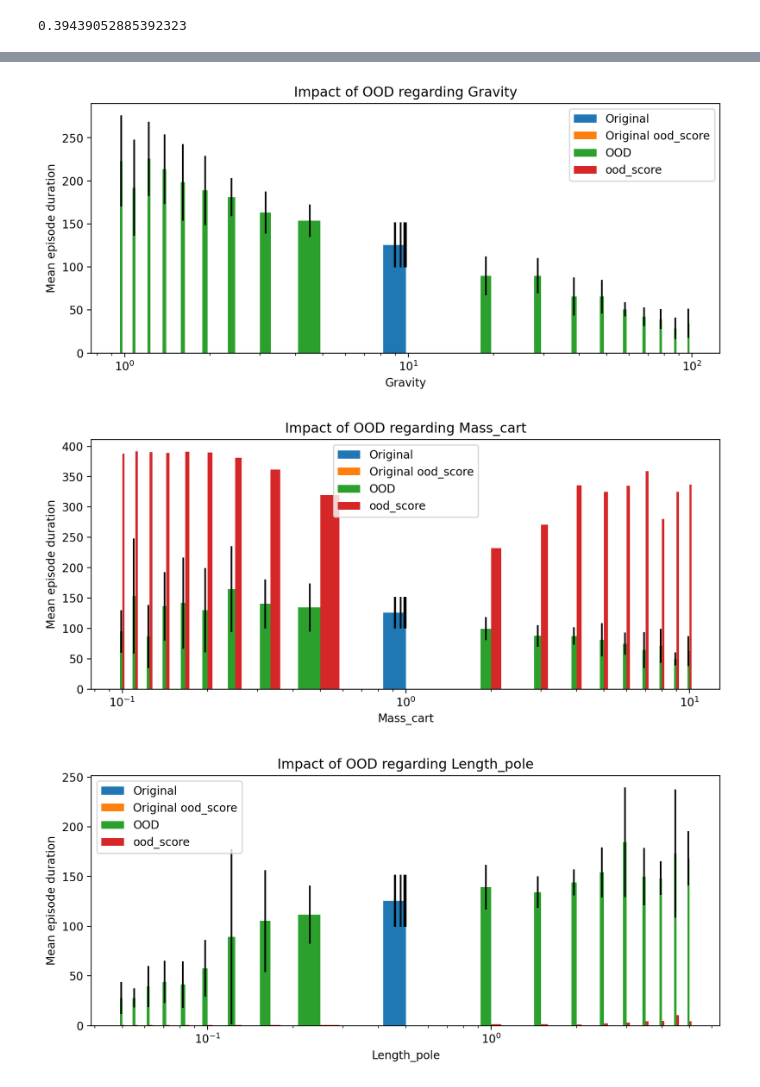
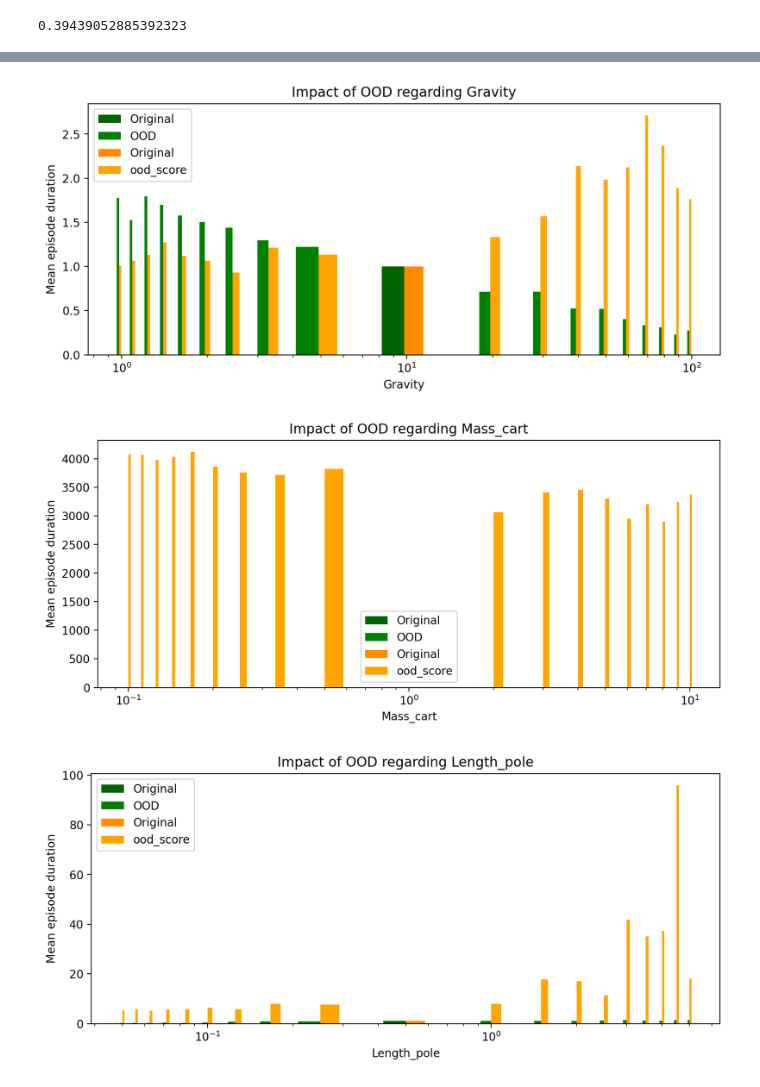
Before and after one commit to ArnaudGardille/RL-OOD-detection, a Jupyter notebook: RL_OOD_detection.ipynb, the cells around one changed output, grey strips where cells are left out. Saved outputs shown, nothing was run; the diff lists cells and outputs as text; code cells hidden in the pictures.

Commit message:
correct plot

```diff
--- a/RL_OOD_detection.ipynb
+++ b/RL_OOD_detection.ipynb
@@ -263,7 +263,7 @@ ood_scores = {}
 original_env = instanciate_cartpole(default_values)
 agent = A2C.load(path/'Agents'/'trained_CartPole_10000', env=original_env)
 ood_detector = MartingaleOODDetector(env)
-in_distrib_score = ood_detector.get_in_distrib_score()
+in_distrib_score = ood_detector.get_in_distrib_score()*10**3
 
 for config in tqdm(ood_configs):
     if config['change'] not in ood_scores:
@@ -286,33 +306,41 @@ in_distrib_score
 # %%
+from turtle import color
+
+
 for key in tqdm(results):
     fig, ax = plt.subplots(figsize=(10, 4), dpi=200)
     ax.set_xscale('log')
 
     labels = copy(values[key])
     labels.append(default_values[key])
     labels = sorted(labels)
 
     width = np.array(labels[1:]) - np.array(labels[:-1])
     width /= 6
     #print(width, np.array([width[-1]]))
     #width = np.concatenate((width, np.array([width[-1]])))/ 5
     #print(width)
-    ax.bar(default_values[key]- width/2, original_result, yerr=original_std_result, width=width, label='Original')
-    ax.bar(default_values[key]- width/2, in_distrib_score, width=width, label='Original ood_score')
 
-    ax.bar(values[key]- width/2, results[key], yerr=std_results[key], width=width, label='OOD')
-    ax.bar(values[key]+ width/2, ood_scores[key], width=width, label='ood_score')
+    ax.bar(default_values[key]- width/2, 1.0, width=width, label='Original', color='darkgreen')
+    ax.bar(values[key]- width/2, results[key]/original_result, width=width, label='OOD', color='green')
+
+    #ax.bar(default_values[key]- width/2, original_result, yerr=original_std_result, width=width, label='Original')
+    #ax.bar(default_values[key]- width/2, in_distrib_score, width=width, label='Original ood_score')
+
+    #ax.bar(values[key]- width/2, results[key], yerr=std_results[key], width=width, label='OOD')
+    ax.bar(default_values[key]+width/2, 1.0, width=width, label='Original', color='darkorange')
+    ax.bar(values[key]+ width/2, ood_scores[key]/in_distrib_score, width=width, label='ood_score', color='orange')
 
     ax.set_xlabel(key)
     ax.set_ylabel('Mean episode duration')
     ax.set_title('Impact of OOD regarding '+key)
     ax.legend()
     """
     ax.bar(str(default_values[key]), original_result, width=width)
     labels = [str(x) for x in values[key]]
     ax.bar(labels, results[key], width=width)
     """
 # %% [output]
-[figure, old version]
+[figure, new version]
-[figure, old version]
+[figure, new version]
-[figure, old version]
+[figure, new version]
```
Also changed, not shown: parts of 4 cells of this notebook.
